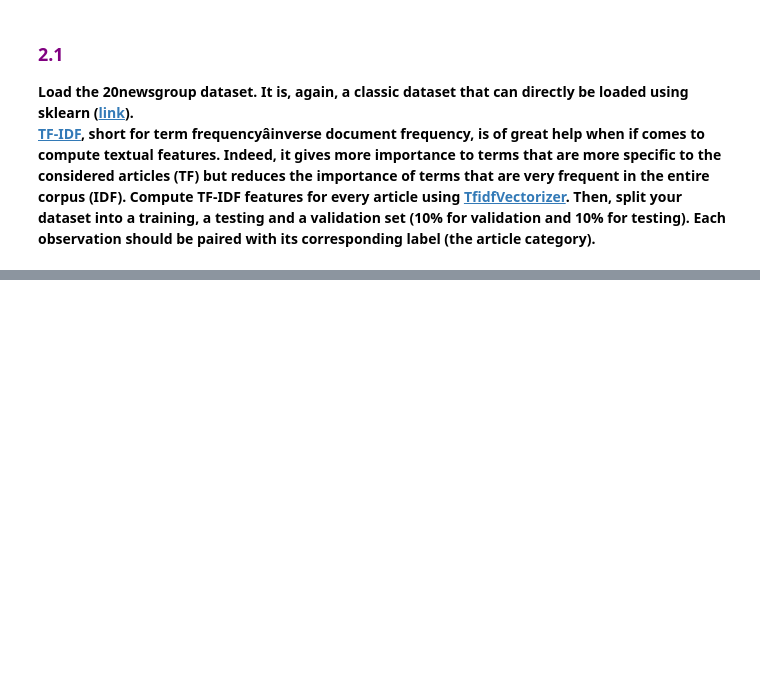
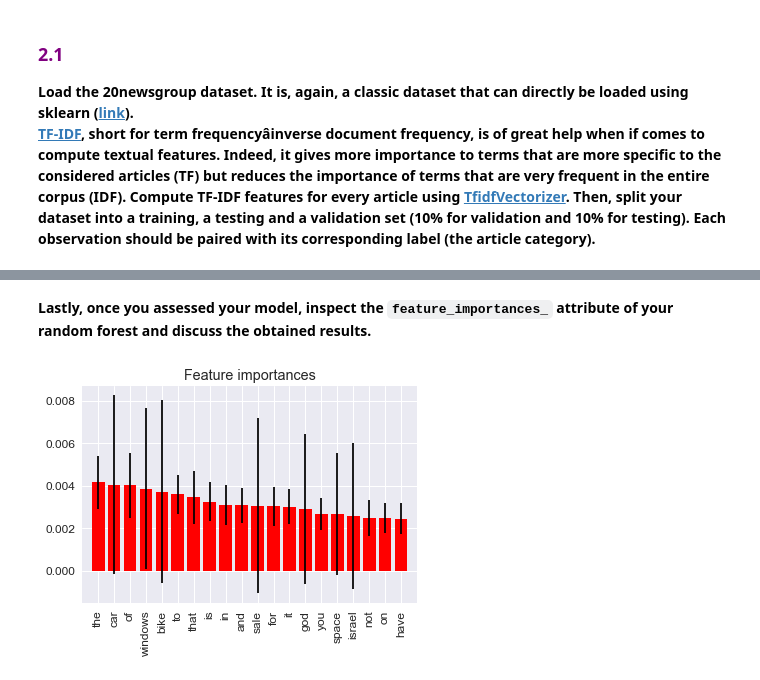
Before and after one commit to padesplaces/ada2017, a Jupyter notebook: 04 - Applied ML/Homework 4.ipynb, the cells around one changed output, grey strips where cells are left out. Saved outputs shown, nothing was run; the diff lists cells and outputs as text; code cells hidden in the pictures; blank space fills up the shorter version.

```diff
--- a/04 - Applied ML/Homework 4.ipynb
+++ b/04 - Applied ML/Homework 4.ipynb
@@ -401,0 +543,16 @@ What do you conclude about the effectiveness of the job training program? <b>
+# %% [markdown]
+<b> Lastly, once you assessed your model, inspect the `feature_importances_` attribute of your random forest and discuss the obtained results.</b>
+# %%
+importances = best_forest.feature_importances_
+std = np.std([tree.feature_importances_ for tree in best_forest.estimators_], axis=0)
+indices = np.argsort(importances)[::-1]
+top = indices[:20]
+# %%
+plt.bar(range(len(top)), importances[top], color="r", yerr=std[top], align="center")
+#we use our tf-idf vectorizer to translate the features back into words
+plt.xticks(range(len(top)), np.asarray(vectorizer.get_feature_names())[top], rotation=90)
+plt.xlim([-1, len(top)])
+plt.title("Feature importances")
+plt.show()
+# %% [output]
+[figure, added]
```
Also changed, not shown: parts of 44 cells of this notebook, 11 other files.
